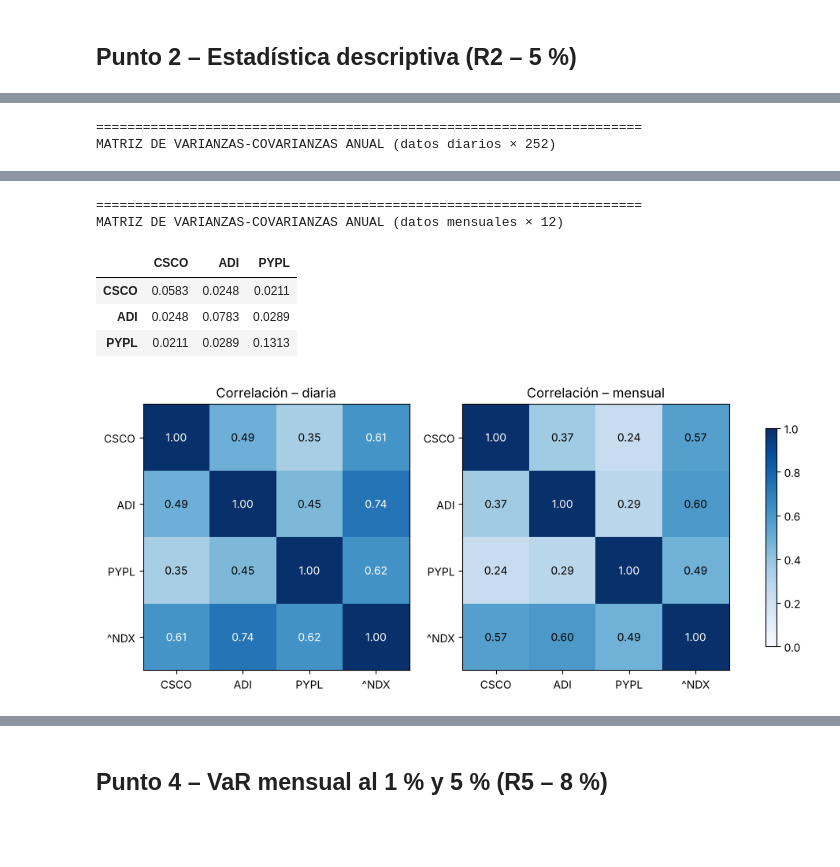
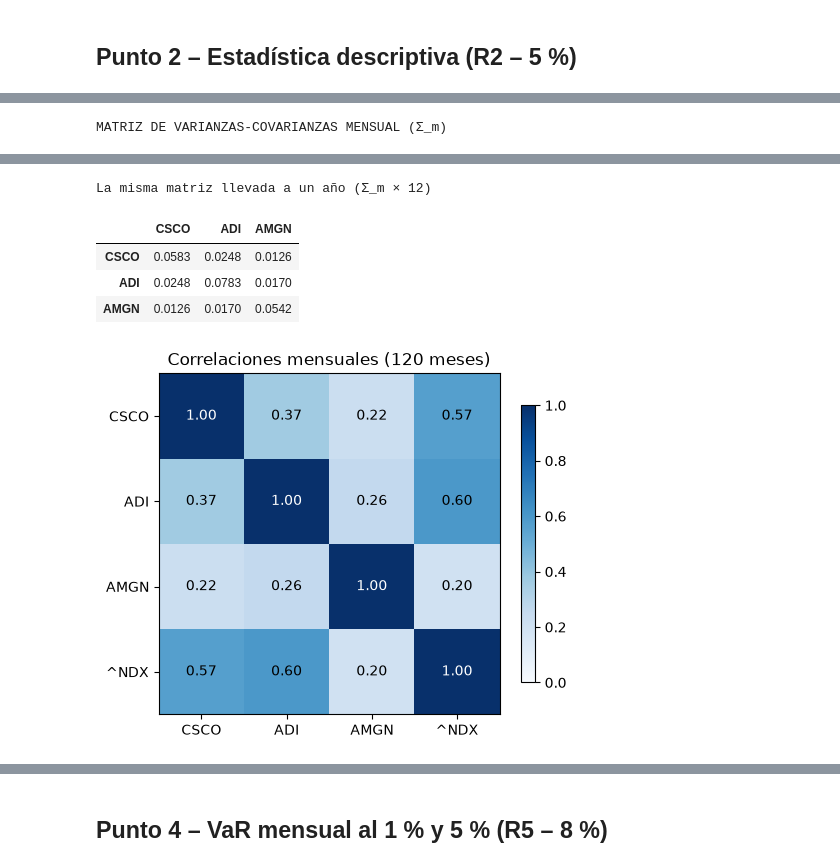
Before and after one commit to Juancho-00/laboratorio-2-derivados, a Jupyter notebook: notebooks/01_portafolio.ipynb, the cells around one changed output, grey strips where cells are left out. Saved outputs shown, nothing was run; the diff lists cells and outputs as text; code cells hidden in the pictures; blank space fills up the shorter version.

```diff
--- a/notebooks/01_portafolio.ipynb
+++ b/notebooks/01_portafolio.ipynb
@@ -18,0 +32,19 @@ PROC = Path("../data/processed")
+# %%
+ACC = ["CSCO", "ADI", "AMGN"]                     # las 3 del portafolio (AMGN entró por PYPL)
+MERCADO = "^NDX"                                  # el índice, para comparar y para las betas
+CORTE = pd.Timestamp("2026-10-30")                # día en que arranca la inversión
+
+def leer(nombre):                                 # lee una tabla que dejó 00_datos
+    return pd.read_csv(PROC / nombre, index_col=0, parse_dates=True).astype(float)
+
+close = leer("close_v2.csv")                      # cierre normal (solo precio)
+adj = leer("adj_v2.csv")                          # cierre ajustado (precio + dividendos)
+divs = leer("divs_v2.csv")                        # dividendos pagados cada día
+
+# Revisiones rápidas para no trabajar con datos que no son
+assert list(adj.columns) == ACC + [MERCADO], "ojo: las columnas no son CSCO, ADI, AMGN, ^NDX"
+assert adj.index[-1] == CORTE, "ojo: la serie no termina el 30/10/2026"
+assert adj.notna().all().all(), "ojo: hay datos vacíos"
+
+f = CORTE                                         # nombre corto que usamos más abajo
+print("Datos:", list(adj.columns), "|", adj.index[0].date(), "→", f.date(), "|", len(adj), "días")
@@ -245,30 +381,24 @@ $$\sigma_{anual} = \sigma_{periódica}\cdot\sqrt{k}$$
 # %%
-acc = ["CSCO", "ADI", "PYPL"]                            # solo las acciones entran a Markowitz
+acc = ACC                                             # solo las 3 acciones entran a Markowitz
+cov_m = r_m[acc].cov()                                # Σ mensual (la que usamos en P3 y P4)
+cov_a = cov_m * k                                     # Σ anual = Σ mensual × 12 (solo para mostrar)
+corr_m = r_m.corr()                                   # correlaciones mensuales (incluye ^NDX)
 
-cov_d = r_d[acc].cov() * 252                             # Σ anual a partir de datos diarios
-cov_m = r_m[acc].cov() * 12                              # Σ anual a partir de datos mensuales (comparación)
-corr_d = r_d[activos].corr()                             # correlaciones diarias (incluye ^NDX)
-corr_m = r_m[activos].corr()                             # correlaciones mensuales
+cov_m.to_csv(PROC / "cov_mensual_v2.csv")
+corr_m.to_csv(PROC / "corr_mensual_v2.csv")
 
-cov_d.to_csv(PROC / "cov_anual_diaria.csv")              # insumo del Punto 3
-cov_m.to_csv(PROC / "cov_anual_mensual.csv")             # insumo del Punto 4 (VaR mensual)
-corr_d.to_csv(PROC / "corr_diaria.csv")
+print("MATRIZ DE VARIANZAS-COVARIANZAS MENSUAL (Σ_m)")
+display(cov_m.style.format("{:.5f}"))
+print("La misma matriz llevada a un año (Σ_m × 12)")
+display(cov_a.style.format("{:.4f}"))
 
-print(f"{'=' * 70}\nMATRIZ DE VARIANZAS-COVARIANZAS ANUAL (datos diarios × 252)")
-display(cov_d.style.format("{:.4f}"))
-print(f"{'=' * 70}\nMATRIZ DE VARIANZAS-COVARIANZAS ANUAL (datos mensuales × 12)")
-display(cov_m.style.format("{:.4f}"))
-
-fig, ax = plt.subplots(1, 2, figsize=(12, 4.5))          # dos mapas de calor lado a lado
-for a, (titulo, c) in zip(ax, [("Correlación – diaria", corr_d), ("Correlación – mensual", corr_m)]):
-    im = a.imshow(c, cmap="Blues", vmin=0, vmax=1)        # color según el valor de ρ
-    a.set_xticks(range(len(c)), c.columns); a.set_yticks(range(len(c)), c.index)
-    for i in range(len(c)):
-        for j in range(len(c)):
-            a.text(j, i, f"{c.iloc[i, j]:.2f}", ha="center", va="center",
-                   color="white" if c.iloc[i, j] > 0.6 else "black")   # escribe ρ en cada celda
-    a.set_title(titulo)
-fig.colorbar(im, ax=ax, shrink=0.8); plt.show()
+fig, ax = plt.subplots(figsize=(5.5, 4.5))            # mapa de calor de las correlaciones
+im = ax.imshow(corr_m, cmap="Blues", vmin=0, vmax=1)
+ax.set_xticks(range(len(corr_m)), corr_m.columns); ax.set_yticks(range(len(corr_m)), corr_m.index)
+for i in range(len(corr_m)):
+    for j in range(len(corr_m)):
+        v = corr_m.iloc[i, j]
+        ax.text(j, i, f"{v:.2f}", ha="center", va="center", color="white" if v > 0.6 else "black")
+ax.set_title("Correlaciones mensuales (120 meses)"); fig.colorbar(im, ax=ax, shrink=0.8); plt.show()
 # %% [output]
-======================================================================
-MATRIZ DE VARIANZAS-COVARIANZAS ANUAL (datos diarios × 252)
+MATRIZ DE VARIANZAS-COVARIANZAS MENSUAL (Σ_m)
@@ -279,7 +409,6 @@ MATRIZ DE VARIANZAS-COVARIANZAS ANUAL (datos diarios × 252)
-======================================================================
-MATRIZ DE VARIANZAS-COVARIANZAS ANUAL (datos mensuales × 12)
+La misma matriz llevada a un año (Σ_m × 12)
-|  | CSCO | ADI | PYPL |
-| CSCO | 0.0583 | 0.0248 | 0.0211 |
-| ADI | 0.0248 | 0.0783 | 0.0289 |
-| PYPL | 0.0211 | 0.0289 | 0.1313 |
+|  | CSCO | ADI | AMGN |
+| CSCO | 0.0583 | 0.0248 | 0.0126 |
+| ADI | 0.0248 | 0.0783 | 0.0170 |
+| AMGN | 0.0126 | 0.0170 | 0.0542 |
-[figure, old version]
+[figure, new version]
```
Also changed, not shown: parts of 59 cells of this notebook, 27 other files.
